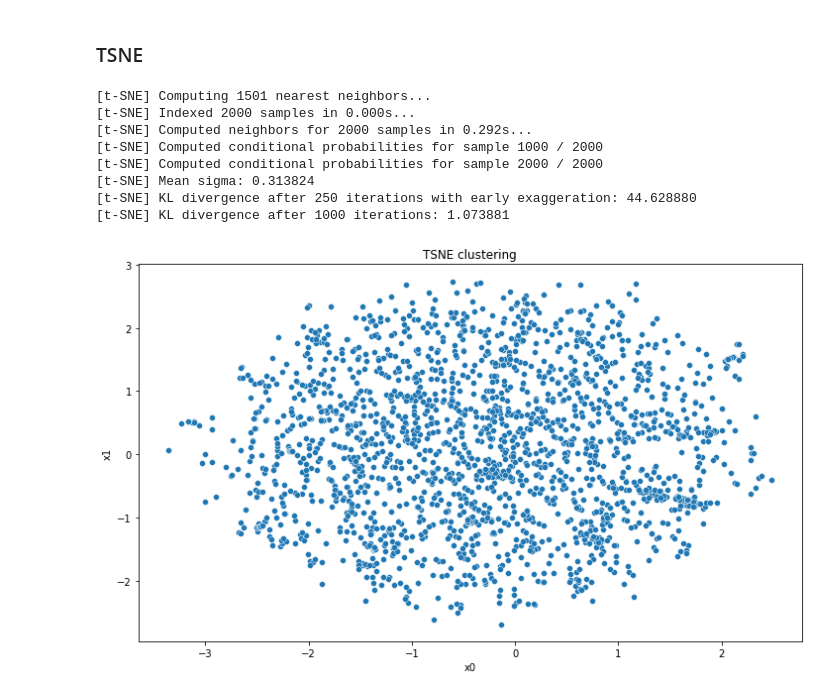
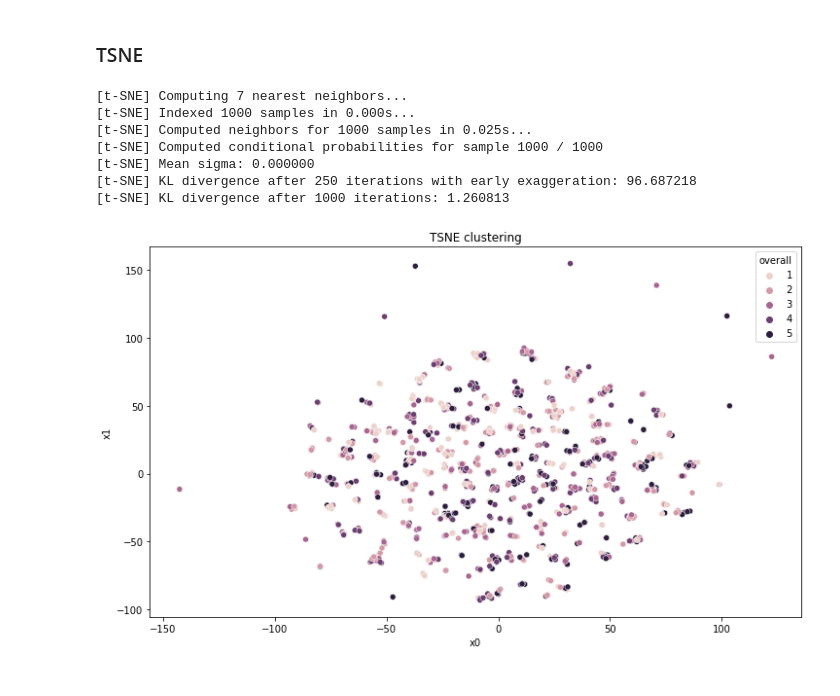
Before and after one commit to MichaelHermannHubler/AIAPP_NLP, a Jupyter notebook: project.ipynb, the cells around one changed output. Saved outputs shown, nothing was run; the diff lists cells and outputs as text; code cells hidden in the pictures.

Commit message:
Anpassung perplexity

```diff
--- a/project.ipynb
+++ b/project.ipynb
@@ -400,7 +400,7 @@ vectorizer.vocabulary_
 ### Preparing Sample
 A sample is needed because of memory Reasons
 # %%
-df_sample = df_final.sample(n=(int)(sampling_size/10))
+df_sample = df_final.sample(n=(int)(sampling_size/20))
 X = vectorizer.transform(df_sample.reviewText)
 X.toarray()
 # %% [output]
@@ -433,7 +431,15 @@ if final_Execution:
 # %% [markdown]
 Upper Limit of 20, because the Optimum (~35) cannot be displayed
 # %%
-kmeans = KMeans(n_clusters=7, random_state=42)
+def get_top_keywords(n_terms):
+    """This function returns the keywords for each centroid of the KMeans"""
+    df = pd.DataFrame(X.todense()).groupby(clusters).mean() # groups the TF-IDF vector by cluster
+    terms = vectorizer.get_feature_names_out() # access tf-idf terms
+    for i,r in df.iterrows():
+        print('\nCluster {}'.format(i))
+        print(','.join([terms[t] for t in np.argsort(r)[-n_terms:]])) # for each row of the dataframe, find the n terms that have the highest tf idf score
+
+kmeans = KMeans(n_clusters=5, random_state=42)
 kmeans.fit(X)
 clusters = kmeans.labels_
 
@@ -444,6 +450,8 @@ df_sample['cluster'] = clusters
 df_sample['x0'] = pca_vecs[:, 0]
 df_sample['x1'] = pca_vecs[:, 1]
 
+get_top_keywords(15)
+
 plt.figure(figsize=(12, 7))
 plt.title("TF-IDF + KMeans clustering")
 sns.scatterplot(data=df_sample, x='x0', y='x1', hue='cluster')
@@ -453,24 +475,23 @@ plt.show()
 # %% [markdown]
 ### TSNE
 # %%
-model = TSNE(n_components=2, verbose=1, perplexity=500)
+model = TSNE(n_components=2, verbose=1, perplexity=2)
 z = model.fit_transform(X)
 
 #df_sample['cluster'] = clusters
 df_sample['x0'] = z[:,0]
 df_sample['x1'] = z[:,1]
 
 plt.figure(figsize=(12, 7))
 plt.title("TSNE clustering")
-sns.scatterplot(data=df_sample, x='x0', y='x1')
+sns.scatterplot(data=df_sample, x='x0', y='x1', hue='overall')
 plt.show()
 # %% [output]
-[t-SNE] Computing 1501 nearest neighbors...
-[t-SNE] Indexed 2000 samples in 0.000s...
-[t-SNE] Computed neighbors for 2000 samples in 0.292s...
-[t-SNE] Computed conditional probabilities for sample 1000 / 2000
-[t-SNE] Computed conditional probabilities for sample 2000 / 2000
-[t-SNE] Mean sigma: 0.313824
-[t-SNE] KL divergence after 250 iterations with early exaggeration: 44.628880
-[t-SNE] KL divergence after 1000 iterations: 1.073881
+[t-SNE] Computing 7 nearest neighbors...
+[t-SNE] Indexed 1000 samples in 0.000s...
+[t-SNE] Computed neighbors for 1000 samples in 0.025s...
+[t-SNE] Computed conditional probabilities for sample 1000 / 1000
+[t-SNE] Mean sigma: 0.000000
+[t-SNE] KL divergence after 250 iterations with early exaggeration: 96.687218
+[t-SNE] KL divergence after 1000 iterations: 1.260813
-[figure, old version]
+[figure, new version]
```
Also changed, not shown: parts of 2 cells of this notebook.
